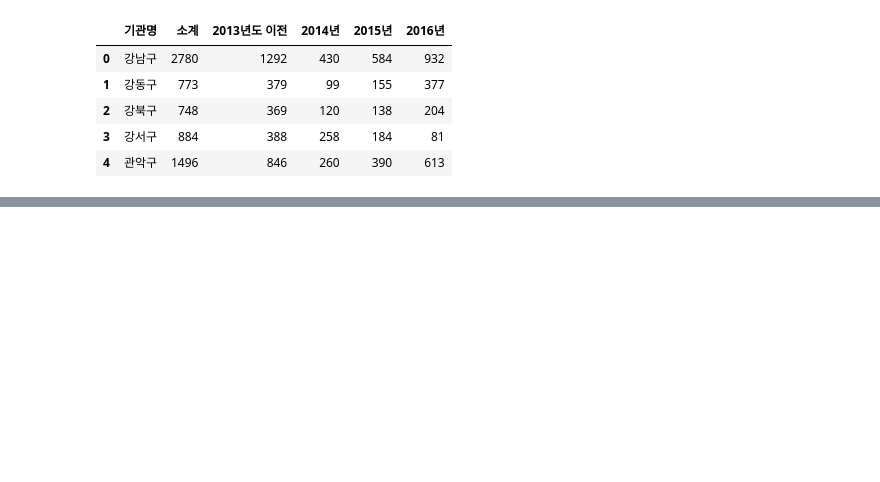
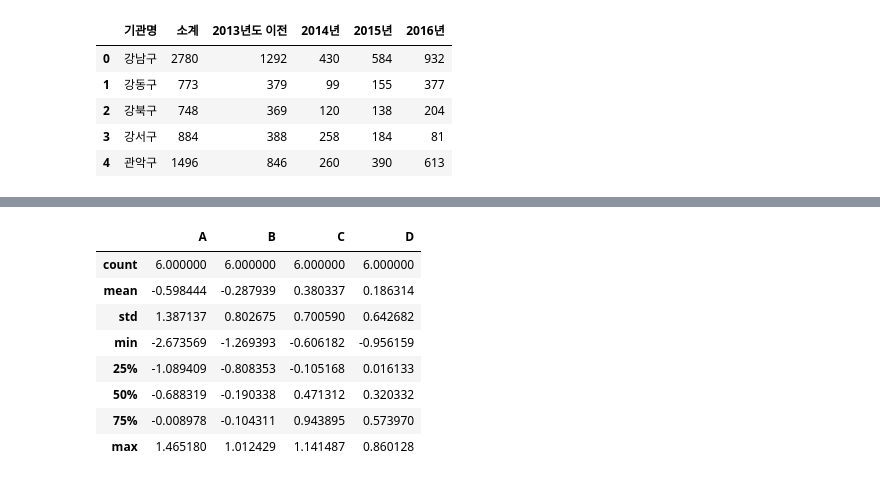
Before and after one commit to sm1835dh/python-data-analysis, a Jupyter notebook: Chapter01/Analysis CCTV data in Seoul.ipynb, the cells around one changed output, grey strips where cells are left out. Saved outputs shown, nothing was run; the diff lists cells and outputs as text; code cells hidden in the pictures; blank space fills up the shorter version.

```diff
--- a/Chapter01/Analysis CCTV data in Seoul.ipynb
+++ b/Chapter01/Analysis CCTV data in Seoul.ipynb
@@ -12,0 +81,3 @@ CCTV_Seoul.head()
+# %%
+dates = pd.date_range('20130101', periods=6)
+dates
@@ -12,0 +88,3 @@ CCTV_Seoul.head()
+# %%
+df = pd.DataFrame(np.random.randn(6,4), index=dates, columns=['A','B','C','D'])
+df
@@ -12,0 +138,12 @@ CCTV_Seoul.head()
+# %%
+df.describe()
+# %% [output]
+|  | A | B | C | D |
+| count | 6.000000 | 6.000000 | 6.000000 | 6.000000 |
+| mean | -0.598444 | -0.287939 | 0.380337 | 0.186314 |
+| std | 1.387137 | 0.802675 | 0.700590 | 0.642682 |
+| min | -2.673569 | -1.269393 | -0.606182 | -0.956159 |
+| 25% | -1.089409 | -0.808353 | -0.105168 | 0.016133 |
+| 50% | -0.688319 | -0.190338 | 0.471312 | 0.320332 |
+| 75% | -0.008978 | -0.104311 | 0.943895 | 0.573970 |
+| max | 1.465180 | 1.012429 | 1.141487 | 0.860128 |
```
Also changed, not shown: parts of 41 cells of this notebook.
